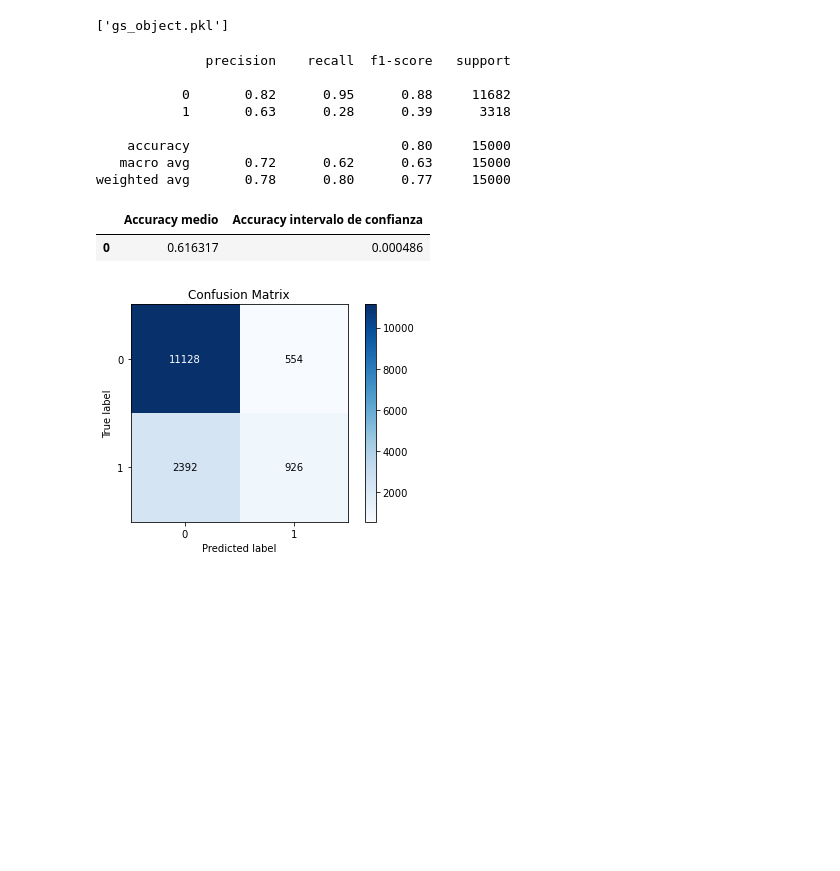
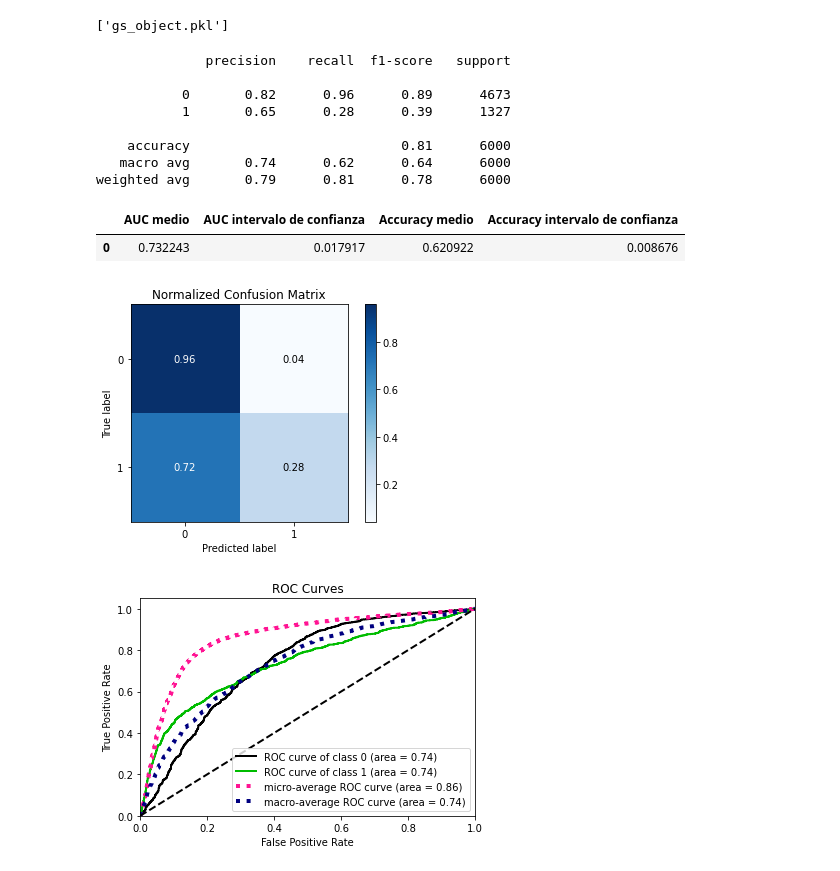
Before and after one commit to Dfriveraa/Default-of-credit-card-clients-project, a Jupyter notebook: Experimentos/Ventana de parzen/Normal.ipynb, the cells around one changed output. Saved outputs shown, nothing was run; the diff lists cells and outputs as text; code cells hidden in the pictures; blank space fills up the shorter version.

```diff
--- a/Experimentos/Ventana de parzen/Normal.ipynb
+++ b/Experimentos/Ventana de parzen/Normal.ipynb
@@ -3,7 +3,7 @@ import pandas as pd
 import numpy as np
 from sklearn.preprocessing import StandardScaler
 # %%
-df=pd.read_csv('./DB_v2.csv',index_col=False)
+df=pd.read_csv('../../Database/DB_v2.csv',index_col=False)
 df=df.drop(['Unnamed: 0'],axis=1)
 scaler=StandardScaler()
 # %%
@@ -76,10 +76,12 @@ from sklearn.metrics import balanced_accuracy_score
 from sklearn.metrics import roc_auc_score
 import scikitplot as skplt#Esta librería toca instalarla "conda install -c conda-forge scikit-plot"
 from sklearn.metrics import classification_report
+from sklearn.preprocessing import MinMaxScaler
+from imblearn.over_sampling import SMOTE
 
-def experimentar(X,Y):
+def experimentar(X,Y,oversampling=False):
     #Validamos el modelo
-    Folds = 2
+    Folds = 5
     skf = StratifiedKFold(n_splits=Folds)
     resultados = pd.DataFrame()
     idx = 0
@@ -96,33 +98,37 @@ def experimentar(X,Y):
         Xtrain = scaler.transform(Xtrain)
         Xtest = scaler.transform(Xtest)
         model = KDEClassifier(bandwidth=0.9555, kernel='gaussian')
-
+        if oversampling:
+            print('Holi')
+            sm = SMOTE(random_state=42)
+            Xtrain, Ytrain = sm.fit_resample(Xtrain, Ytrain)
         model.fit(X=Xtrain, y=Ytrain)
         Yest = model.predict_proba(Xtest)
-
+        Yest=np.nan_to_num(Yest)
         Acc.append(balanced_accuracy_score(Ytest,np.argmax(Yest, 1)))
-#         aux=roc_auc_score(Ytest,Yest[:,1])
-#         Auc.append(aux)
-    skplt.metrics.plot_confusion_matrix(Ytest,np.argmax(Yest, 1)) #matriz de confusión
-#     skplt.metrics.plot_roc(Ytest,Yest)
+        aux=roc_auc_score(Ytest,Yest[:,1])
+        Auc.append(aux)
+    skplt.metrics.plot_confusion_matrix(Ytest,np.argmax(Yest, 1),normalize=True) #matriz de confusión
+    skplt.metrics.plot_roc(Ytest,Yest)
     print(classification_report(Ytest,np.argmax(Yest, 1)))
 
-#     resultados.loc[idx,'AUC medio'] = np.mean(Auc)
-#     resultados.loc[idx,'AUC intervalo de confianza'] = np.std(Auc)
+    resultados.loc[idx,'AUC medio'] = np.mean(Auc)
+    resultados.loc[idx,'AUC intervalo de confianza'] = np.std(Auc)
     resultados.loc[idx,'Accuracy medio'] = np.mean(Acc)
     resultados.loc[idx,'Accuracy intervalo de confianza'] = np.std(Acc)
     return (resultados)
 # %%
-experimentar(X,y)
+experimentar(X,y,False)
 # %% [output]
               precision    recall  f1-score   support
 
-           0       0.82      0.95      0.88     11682
-           1       0.63      0.28      0.39      3318
+           0       0.82      0.96      0.89      4673
+           1       0.65      0.28      0.39      1327
 
-    accuracy                           0.80     15000
-   macro avg       0.72      0.62      0.63     15000
-weighted avg       0.78      0.80      0.77     15000
+    accuracy                           0.81      6000
+   macro avg       0.74      0.62      0.64      6000
+weighted avg       0.79      0.81      0.78      6000
-|  | Accuracy medio | Accuracy intervalo de confianza |
-| 0 | 0.616317 | 0.000486 |
+|  | AUC medio | AUC intervalo de confianza | Accuracy medio | Accuracy intervalo de confianza |
+| 0 | 0.732243 | 0.017917 | 0.620922 | 0.008676 |
-[figure, old version]
+[figure, new version]
+[figure, added]
```
Also changed, not shown: parts of 1 cell of this notebook, 4 other files.
